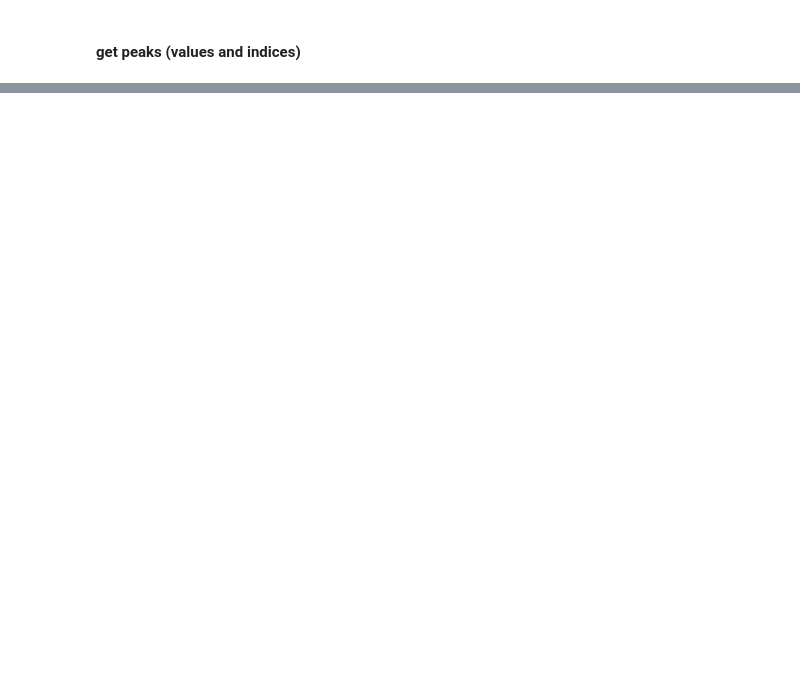
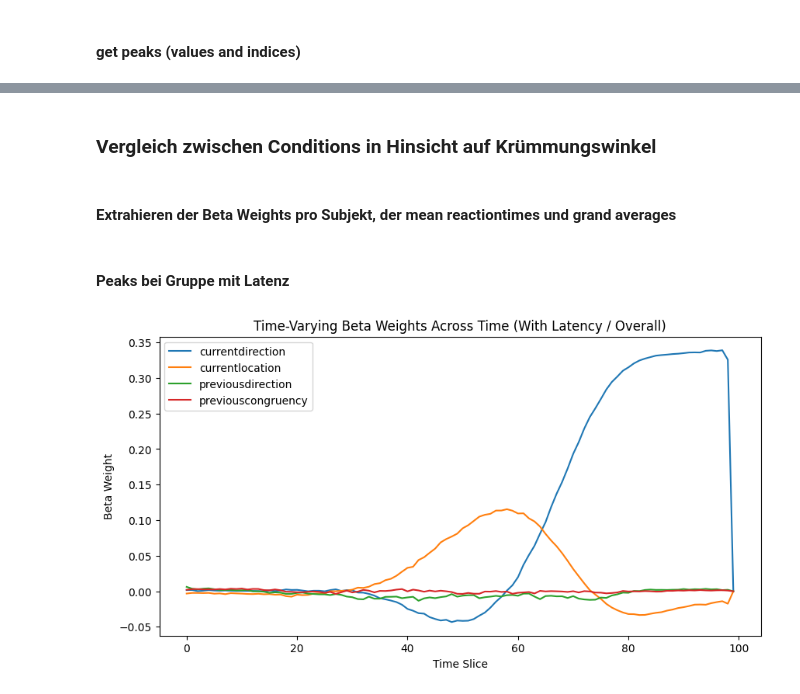
Before and after one commit to Michael1Mueller/continuousSimonTask, a Jupyter notebook: preprocessing.ipynb, the cells around one changed output, grey strips where cells are left out. Drawn from its saved outputs; the diff is of its cells as text; code cells hidden in the pictures; blank space fills up the shorter version.

Commit message:
analysis for trajectory angle (replication and between latency conditions)

```diff
--- a/preprocessing.ipynb
+++ b/preprocessing.ipynb
@@ -1314,8 +1276,0 @@ previouscongruency Peak Beta t-test: t=7.757, p=0.00001
-# %%
-peak_indices_per_participant_with_latency = np.argmax(np.abs(beta_per_participant_with_latency), axis=2)
-
-# Perform paired t-tests between predictors' peak times
-for i in range(4):
-    for j in range(i+1, 4):
-        t_stat, p_value = ttest_rel(peak_indices_per_participant_with_latency[:, i], peak_indices_per_participant_with_latency[:, j])
-        print(f"Paired t-test: {predictor_columns[i]} vs {predictor_columns[j]}: t={t_stat:.3f}, p={p_value:.5f}")
@@ -1610,0 +1566,26 @@ plt.show()
+# %% [markdown]
+### Vergleich zwischen Conditions in Hinsicht auf Krümmungswinkel
+# %% [markdown]
+#### Extrahieren der Beta Weights pro Subjekt, der mean reactiontimes und grand averages
+# %%
+beta_weights_per_participant_with_latency_overall = get_beta_weights_per_participant(combined_with_latency_final_preprocessed)
+beta_weights_per_participant_no_latency_overall = get_beta_weights_per_participant(combined_no_latency_final_preprocessed)
+
+mean_reactiontimes_per_participant_with_latency_overall = get_mean_times_per_participant(combined_with_latency_final_preprocessed)
+mean_reactiontimes_per_participant_no_latency_overall= get_mean_times_per_participant(combined_no_latency_final_preprocessed)
+
+beta_weights_with_latency_overall = trajectory_angle_multiple_regression(combined_with_latency_final_preprocessed)
+beta_weights_no_latency_overall = trajectory_angle_multiple_regression(combined_no_latency_final_preprocessed)
+# %% [markdown]
+#### Peaks bei Gruppe mit Latenz
+# %%
+plt.figure(figsize=(10, 5))
+for i in range(4):
+    plt.plot(beta_weights_with_latency_overall.index, beta_weights_with_latency_overall.iloc[:, i], label=f"{predictor_columns[i]}")
+plt.xlabel("Time Slice")
+plt.ylabel("Beta Weight")
+plt.legend()
+plt.title(f"Time-Varying Beta Weights Across Time (With Latency / Overall)")
+plt.show()
+# %% [output]
+[figure, added]
```
Also changed, not shown: parts of 48 cells of this notebook.
